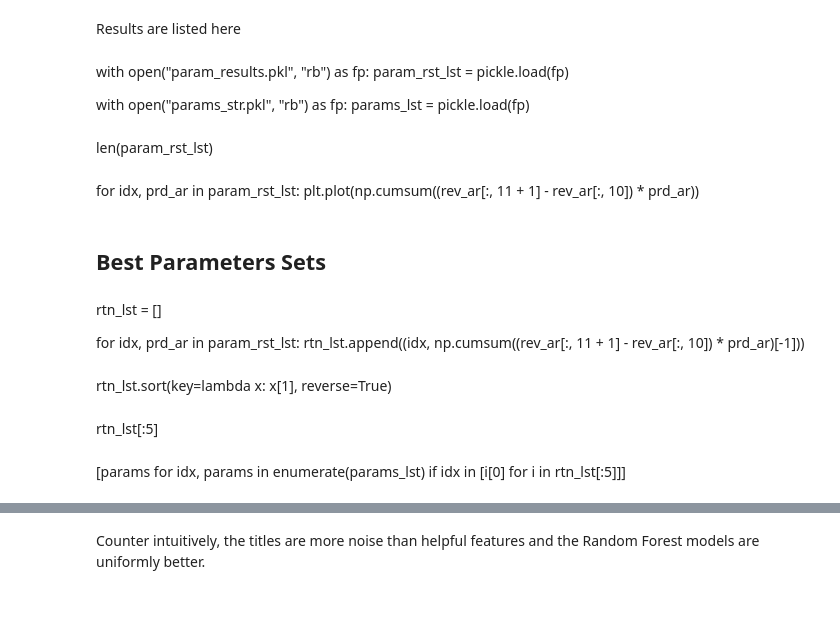
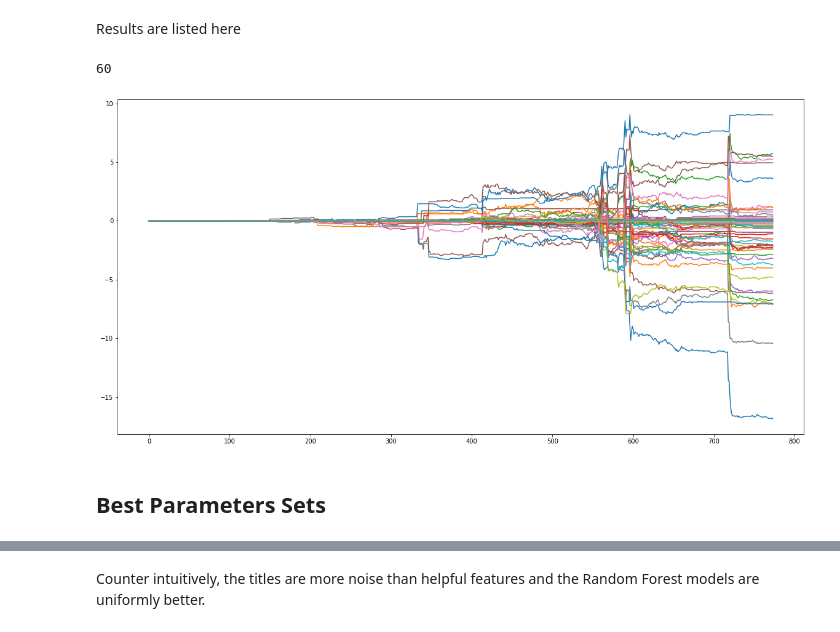
Before and after one commit to hhy845914111/NLP-Project, a Jupyter notebook: data_crawler_fed_speech.ipynb, the cells around one changed output, grey strips where cells are left out. Saved outputs shown, nothing was run; the diff lists cells and outputs as text; code cells hidden in the pictures; blank space fills up the shorter version.

```diff
--- a/data_crawler_fed_speech.ipynb
+++ b/data_crawler_fed_speech.ipynb
@@ -99,27 +115,20 @@ Parameters we would like to test on including: learning_algorithm, training_set_
 Details of this algorithm can be found in *back_test_utils.py*
 # %% [markdown]
 Results are listed here
-# %% [markdown]
-with open("param_results.pkl", "rb") as fp:
-    param_rst_lst = pickle.load(fp)
-
-with open("params_str.pkl", "rb") as fp:
-    params_lst = pickle.load(fp)
-# %% [markdown]
-len(param_rst_lst)
-# %% [markdown]
-for idx, prd_ar in param_rst_lst:
-    plt.plot(np.cumsum((rev_ar[:, 11 + 1] - rev_ar[:, 10]) * prd_ar))
+# %%
+with open("param_results.pkl", "rb") as fp:
+    param_rst_lst = pickle.load(fp)
+
+with open("params_str.pkl", "rb") as fp:
+    params_lst = pickle.load(fp)
+# %%
+len(param_rst_lst)
+# %% [output]
+60
+# %%
+for idx, prd_ar in param_rst_lst:
+    plt.plot(np.cumsum((rev_ar[:, 11 + 1] - rev_ar[:, 10]) * prd_ar))
+# %% [output]
+[figure, added]
 # %% [markdown]
 ## Best Parameters Sets
-# %% [markdown]
-rtn_lst = []
-
-for idx, prd_ar in param_rst_lst:
-    rtn_lst.append((idx, np.cumsum((rev_ar[:, 11 + 1] - rev_ar[:, 10]) * prd_ar)[-1]))
-# %% [markdown]
-rtn_lst.sort(key=lambda x: x[1], reverse=True)
-# %% [markdown]
-rtn_lst[:5]
-# %% [markdown]
-[params for idx, params in enumerate(params_lst) if idx in [i[0] for i in rtn_lst[:5]]]
```
Also changed, not shown: parts of 63 cells of this notebook, 20 other files.
